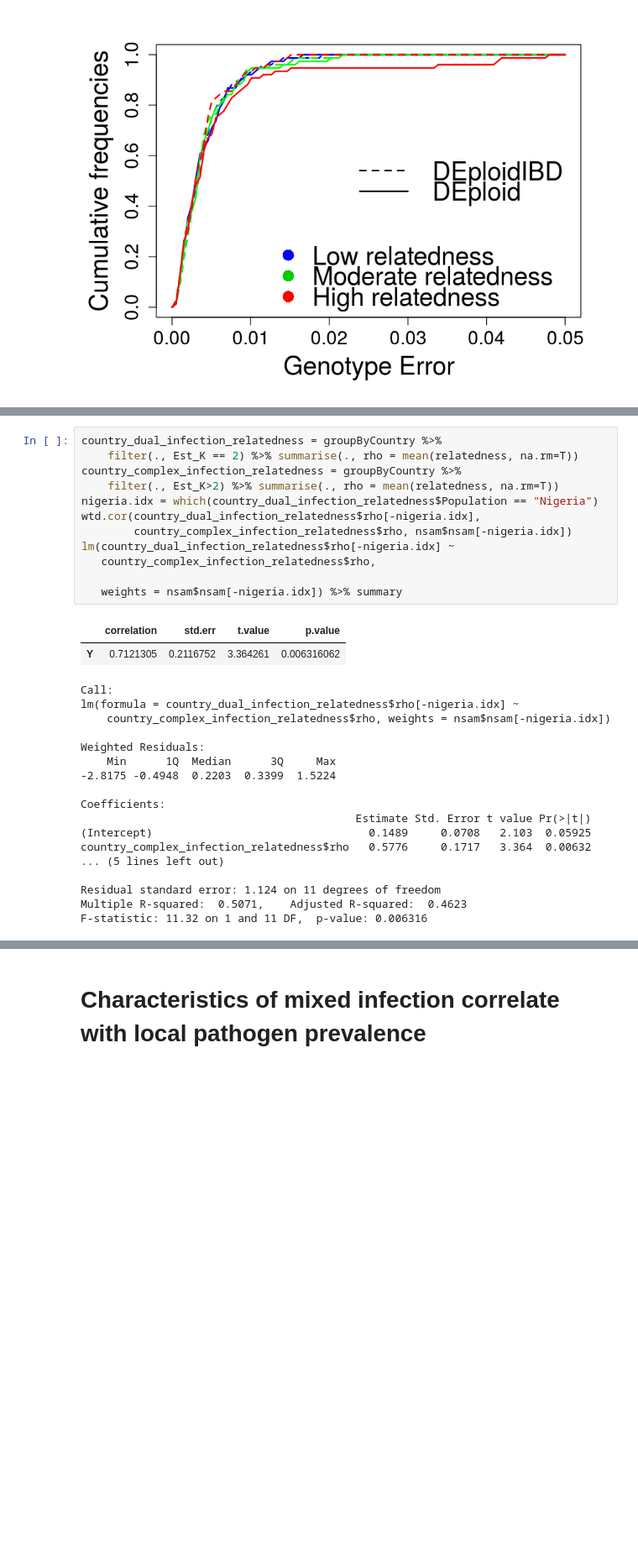
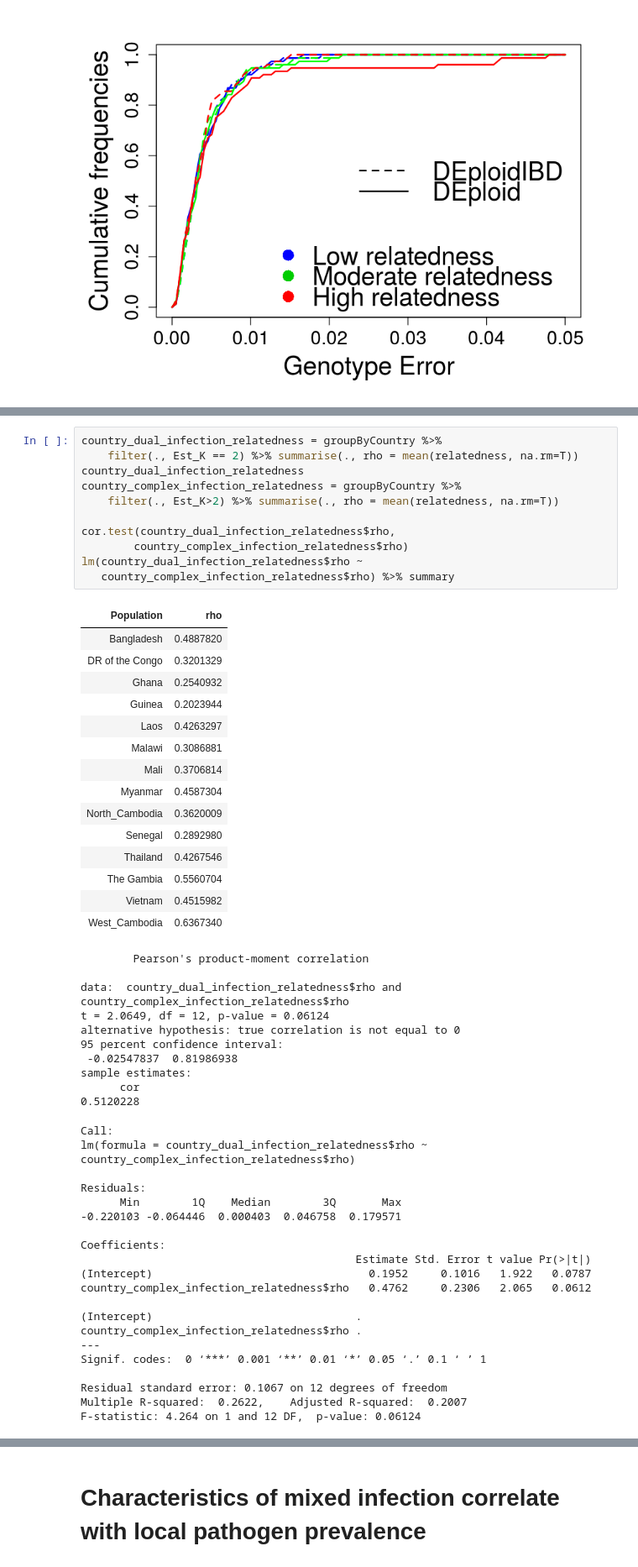
Before and after one commit to elifesciences-publications/mixedIBD-Supplement, a Jupyter notebook: supplement_how_things_were_done.ipynb, the cells around one changed output, grey strips where cells are left out. Shown: that part at 84% size. Cells and saved outputs as stored; diff of their text form; blank space fills up the shorter version.

```diff
--- a/supplement_how_things_were_done.ipynb
+++ b/supplement_how_things_were_done.ipynb
@@ -370,32 +463,57 @@ Africa dual infection relatedness 0.2865398
 # %%
 country_dual_infection_relatedness = groupByCountry %>%
     filter(., Est_K == 2) %>% summarise(., rho = mean(relatedness, na.rm=T))
+country_dual_infection_relatedness
 country_complex_infection_relatedness = groupByCountry %>%
     filter(., Est_K>2) %>% summarise(., rho = mean(relatedness, na.rm=T))
-nigeria.idx = which(country_dual_infection_relatedness$Population == "Nigeria")
-wtd.cor(country_dual_infection_relatedness$rho[-nigeria.idx],
-        country_complex_infection_relatedness$rho, nsam$nsam[-nigeria.idx])
-lm(country_dual_infection_relatedness$rho[-nigeria.idx] ~
-   country_complex_infection_relatedness$rho,
 
-   weights = nsam$nsam[-nigeria.idx]) %>% summary
+cor.test(country_dual_infection_relatedness$rho,
+        country_complex_infection_relatedness$rho)
+lm(country_dual_infection_relatedness$rho ~
+   country_complex_infection_relatedness$rho) %>% summary
 # %% [output]
-|  | correlation | std.err | t.value | p.value |
-| Y | 0.7121305 | 0.2116752 | 3.364261 | 0.006316062 |
+| Population | rho |
+| Bangladesh | 0.4887820 |
+| DR of the Congo | 0.3201329 |
+| Ghana | 0.2540932 |
+| Guinea | 0.2023944 |
+| Laos | 0.4263297 |
+| Malawi | 0.3086881 |
+| Mali | 0.3706814 |
+| Myanmar | 0.4587304 |
+| North_Cambodia | 0.3620009 |
+| Senegal | 0.2892980 |
+| Thailand | 0.4267546 |
+| The Gambia | 0.5560704 |
+| Vietnam | 0.4515982 |
+| West_Cambodia | 0.6367340 |
-Call:
-lm(formula = country_dual_infection_relatedness$rho[-nigeria.idx] ~
-    country_complex_infection_relatedness$rho, weights = nsam$nsam[-nigeria.idx])
+        Pearson's product-moment correlation
 
-Weighted Residuals:
-    Min      1Q  Median      3Q     Max
--2.8175 -0.4948  0.2203  0.3399  1.5224
-
-Coefficients:
-                                          Estimate Std. Error t value Pr(>|t|)
-(Intercept)                                 0.1489     0.0708   2.103  0.05925
-country_complex_infection_relatedness$rho   0.5776     0.1717   3.364  0.00632
-... (5 lines left out)
-
-Residual standard error: 1.124 on 11 degrees of freedom
-Multiple R-squared:  0.5071,    Adjusted R-squared:  0.4623
-F-statistic: 11.32 on 1 and 11 DF,  p-value: 0.006316
+data:  country_dual_infection_relatedness$rho and country_complex_infection_relatedness$rho
+t = 2.0649, df = 12, p-value = 0.06124
+alternative hypothesis: true correlation is not equal to 0
+95 percent confidence interval:
+ -0.02547837  0.81986938
+sample estimates:
+      cor
+0.5120228
+Call:
+lm(formula = country_dual_infection_relatedness$rho ~ country_complex_infection_relatedness$rho)
+
+Residuals:
+      Min        1Q    Median        3Q       Max
+-0.220103 -0.064446  0.000403  0.046758  0.179571
+
+Coefficients:
+                                          Estimate Std. Error t value Pr(>|t|)
+(Intercept)                                 0.1952     0.1016   1.922   0.0787
+country_complex_infection_relatedness$rho   0.4762     0.2306   2.065   0.0612
+
+(Intercept)                               .
+country_complex_infection_relatedness$rho .
+---
+Signif. codes:  0 ‘***’ 0.001 ‘**’ 0.01 ‘*’ 0.05 ‘.’ 0.1 ‘ ’ 1
+
+Residual standard error: 0.1067 on 12 degrees of freedom
+Multiple R-squared:  0.2622,    Adjusted R-squared:  0.2007
+F-statistic: 4.264 on 1 and 12 DF,  p-value: 0.06124
```
Also changed, not shown: parts of 37 cells of this notebook, 2 other files.
